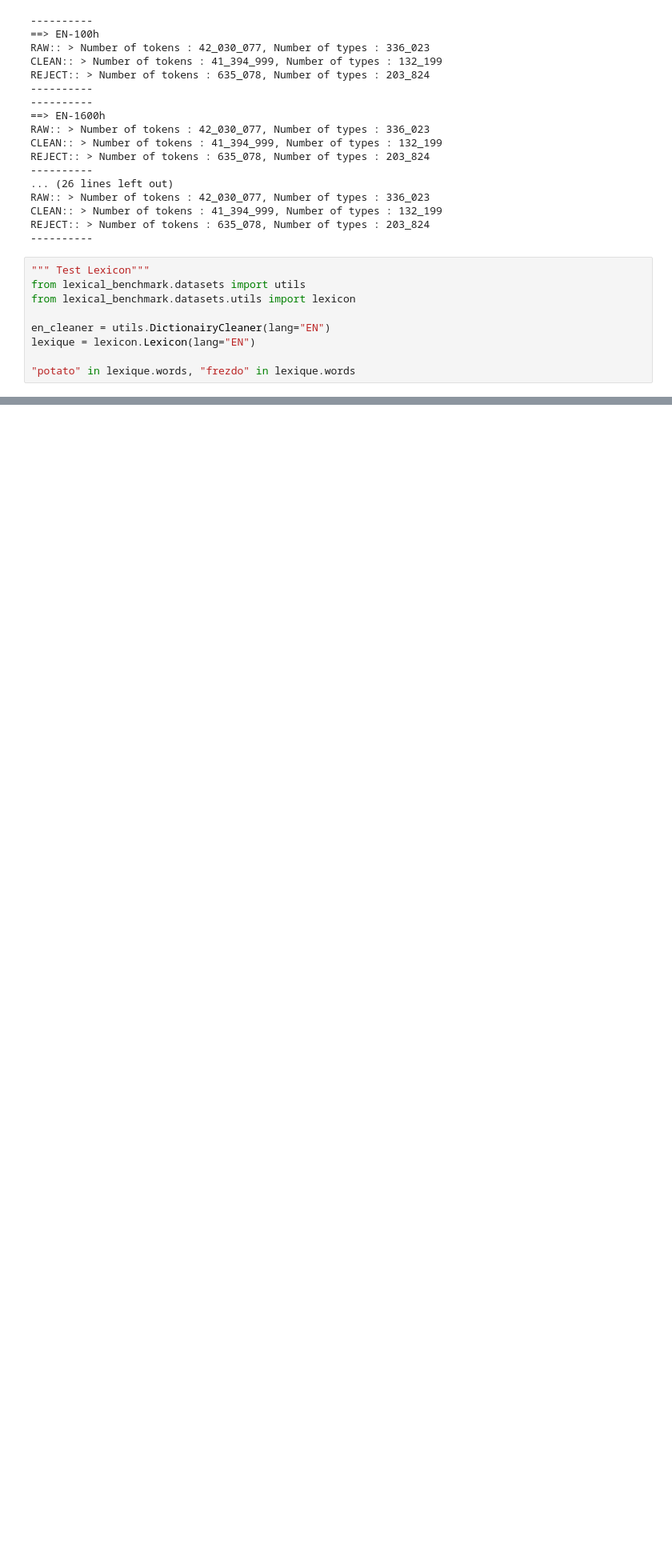
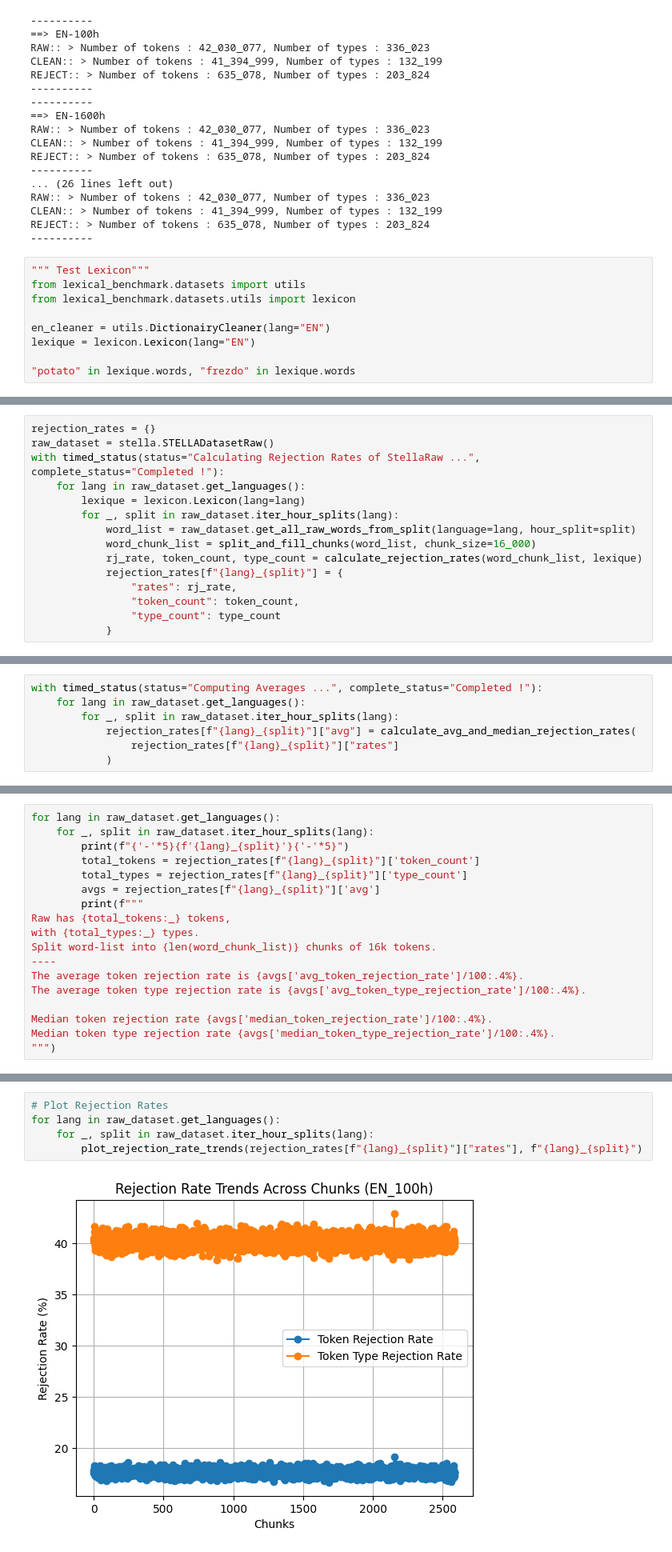
Before and after one commit to nhamilakis/Lexical-benchmark, a Jupyter notebook: notebooks/STELLA.ipynb, the cells around one changed output, grey strips where cells are left out. Shown at 80% size. Cells and saved outputs as stored; diff of their text form; blank space fills up the shorter version.

Commit message:
feat(block-rejection-rate): added computation of block rejection rate

```diff
--- a/notebooks/STELLA.ipynb
+++ b/notebooks/STELLA.ipynb
@@ -177,0 +290,15 @@ lexique = lexicon.Lexicon(lang="EN")
+# %%
+rejection_rates = {}
+raw_dataset = stella.STELLADatasetRaw()
+with timed_status(status="Calculating Rejection Rates of StellaRaw ...", complete_status="Completed !"):
+    for lang in raw_dataset.get_languages():
+        lexique = lexicon.Lexicon(lang=lang)
+        for _, split in raw_dataset.iter_hour_splits(lang):
+            word_list = raw_dataset.get_all_raw_words_from_split(language=lang, hour_split=split)
+            word_chunk_list = split_and_fill_chunks(word_list, chunk_size=16_000)
+            rj_rate, token_count, type_count = calculate_rejection_rates(word_chunk_list, lexique)
+            rejection_rates[f"{lang}_{split}"] = {
+                "rates": rj_rate,
+                "token_count": token_count,
+                "type_count": type_count
+            }
@@ -177,0 +311,7 @@ lexique = lexicon.Lexicon(lang="EN")
+# %%
+with timed_status(status="Computing Averages ...", complete_status="Completed !"):
+    for lang in raw_dataset.get_languages():
+        for _, split in raw_dataset.iter_hour_splits(lang):
+            rejection_rates[f"{lang}_{split}"]["avg"] = calculate_avg_and_median_rejection_rates(
+                rejection_rates[f"{lang}_{split}"]["rates"]
+            )
@@ -177,0 +324,18 @@ lexique = lexicon.Lexicon(lang="EN")
+# %%
+for lang in raw_dataset.get_languages():
+    for _, split in raw_dataset.iter_hour_splits(lang):
+        print(f"{'-'*5}{f'{lang}_{split}'}{'-'*5}")
+        total_tokens = rejection_rates[f"{lang}_{split}"]['token_count']
+        total_types = rejection_rates[f"{lang}_{split}"]['type_count']
+        avgs = rejection_rates[f"{lang}_{split}"]['avg']
+        print(f"""
+Raw has {total_tokens:_} tokens,
+with {total_types:_} types.
+Split word-list into {len(word_chunk_list)} chunks of 16k tokens.
+----
+The average token rejection rate is {avgs['avg_token_rejection_rate']/100:.4%}.
+The average token type rejection rate is {avgs['avg_token_type_rejection_rate']/100:.4%}.
+
+Median token rejection rate {avgs['median_token_rejection_rate']/100:.4%}.
+Median token type rejection rate {avgs['median_token_type_rejection_rate']/100:.4%}.
+""")
@@ -177,0 +360,7 @@ lexique = lexicon.Lexicon(lang="EN")
+# %%
+# Plot Rejection Rates
+for lang in raw_dataset.get_languages():
+    for _, split in raw_dataset.iter_hour_splits(lang):
+        plot_rejection_rate_trends(rejection_rates[f"{lang}_{split}"]["rates"], f"{lang}_{split}")
+# %% [output]
+[figure, added]
```
Also changed, not shown: parts of 9 cells of this notebook, 1 other file.
